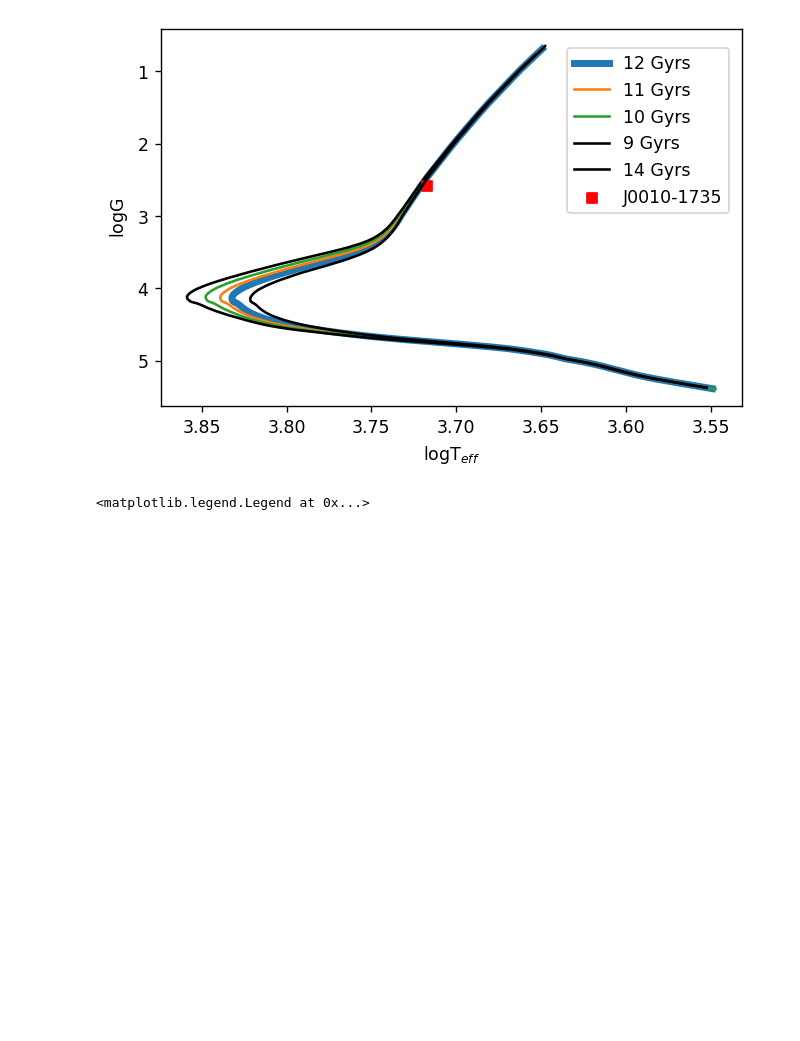
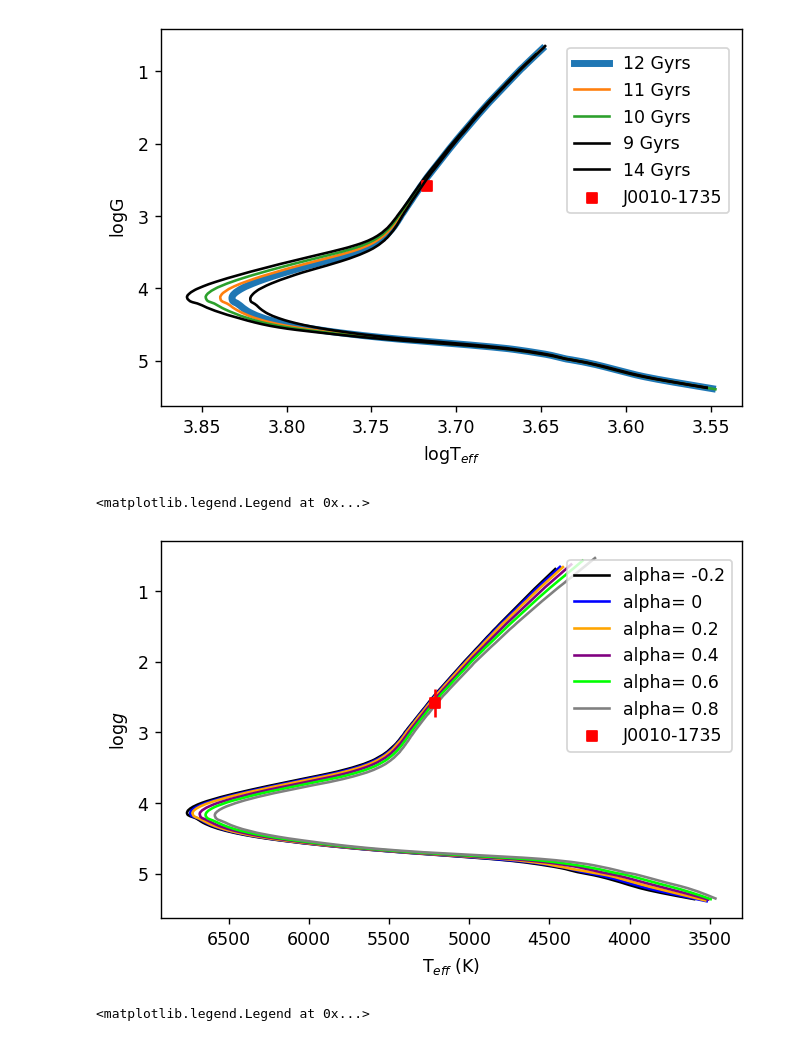
Before and after one commit to zoehackshaw/J0010-1735, a Jupyter notebook: Isochrone.ipynb, the cells around one changed output. Drawn from its saved outputs; the diff is of its cells as text; code cells hidden in the pictures; blank space fills up the shorter version.

```diff
--- a/Isochrone.ipynb
+++ b/Isochrone.ipynb
@@ -47,6 +49,65 @@ plt.legend(bbox_to_anchor=(0.7, 0.95), loc='upper left', borderaxespad=0.)
 # %% [output]
 <matplotlib.legend.Legend at 0x...>
 [figure]
+# %%
+#varying alpha
+alpha_02=np.genfromtxt("alpha_0.2iso.txt", delimiter=",", names=["x","a", "b", "logt","logg","c","d","e","f"])
+alpha0=np.genfromtxt("alpha0iso.txt", delimiter=",", names=["x","a", "b", "logt","logg","c","d","e","f"])
+alpha02=np.genfromtxt("alpha0.2iso.txt", delimiter=",", names=["x","a", "b", "logt","logg","c","d","e","f"])
+alpha04=np.genfromtxt("alpha0.4iso.txt", delimiter=",", names=["x","a", "b", "logt","logg","c","d","e","f"])
+alpha06=np.genfromtxt("alpha0.6iso.txt", delimiter=",", names=["x","a", "b", "logt","logg","c","d","e","f"])
+alpha08=np.genfromtxt("alpha0.8iso.txt", delimiter=",", names=["x","a", "b", "logt","logg","c","d","e","f"])
+
+temps_02=[]
+for i in alpha_02['logt']:
+    t=10**i
+    temps_02.append(t)
+
+temps0=[]
+for i in alpha0['logt']:
+    t=10**i
+    temps0.append(t)
+
+temps02=[]
+for i in alpha02['logt']:
+    t=10**i
+    temps02.append(t)
+
+temps04=[]
+for i in alpha04['logt']:
+    t=10**i
+    temps04.append(t)
+
+temps06=[]
+for i in alpha06['logt']:
+    t=10**i
+    temps06.append(t)
+
+temps08=[]
+for i in alpha08['logt']:
+    t=10**i
+    temps08.append(t)
+
+plt.figure(dpi=125)
+plt.scatter(t_s,logg_s,color='red',marker='s',label='J0010-1735',zorder=5)
+plt.plot(temps_02, alpha_02['logg'],color='black',label='alpha= -0.2')
+plt.plot(temps0, alpha0['logg'],color='blue',label='alpha= 0')
+plt.plot(temps02, alpha02['logg'],color='orange',label='alpha= 0.2')
+plt.plot(temps04, alpha04['logg'],color='purple',label='alpha= 0.4')
+plt.plot(temps06, alpha06['logg'],color='lime',label='alpha= 0.6')
+plt.plot(temps08, alpha08['logg'],color='grey',label='alpha= 0.8')
+plt.errorbar(t_s,logg_s,yerr=0.2,color='red',zorder=5)
+
+plt.gca().invert_xaxis()
+plt.gca().invert_yaxis()
+#plt.xlim(5400,5000)
+#plt.ylim(2,3.2)
+plt.xlabel(r"T$_{eff}$ (K)")
+plt.ylabel(r"$\log g$")
+plt.legend(bbox_to_anchor=(0.7, 0.95), loc='upper left', borderaxespad=0.)
+# %% [output]
+<matplotlib.legend.Legend at 0x...>
+[figure, added]
 # %%
 #inverted and zoomed in
 plt.figure(dpi=125)
```
Also changed, not shown: parts of 5 cells of this notebook, 2 other files.
